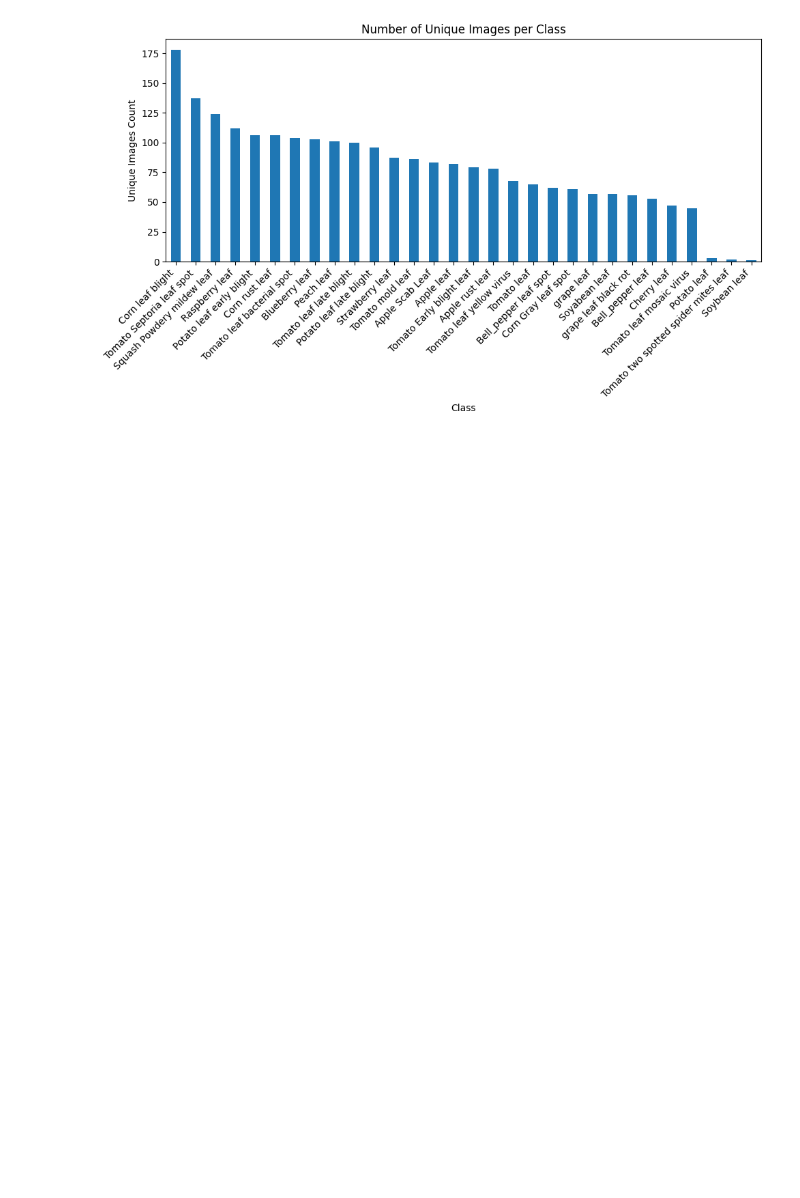
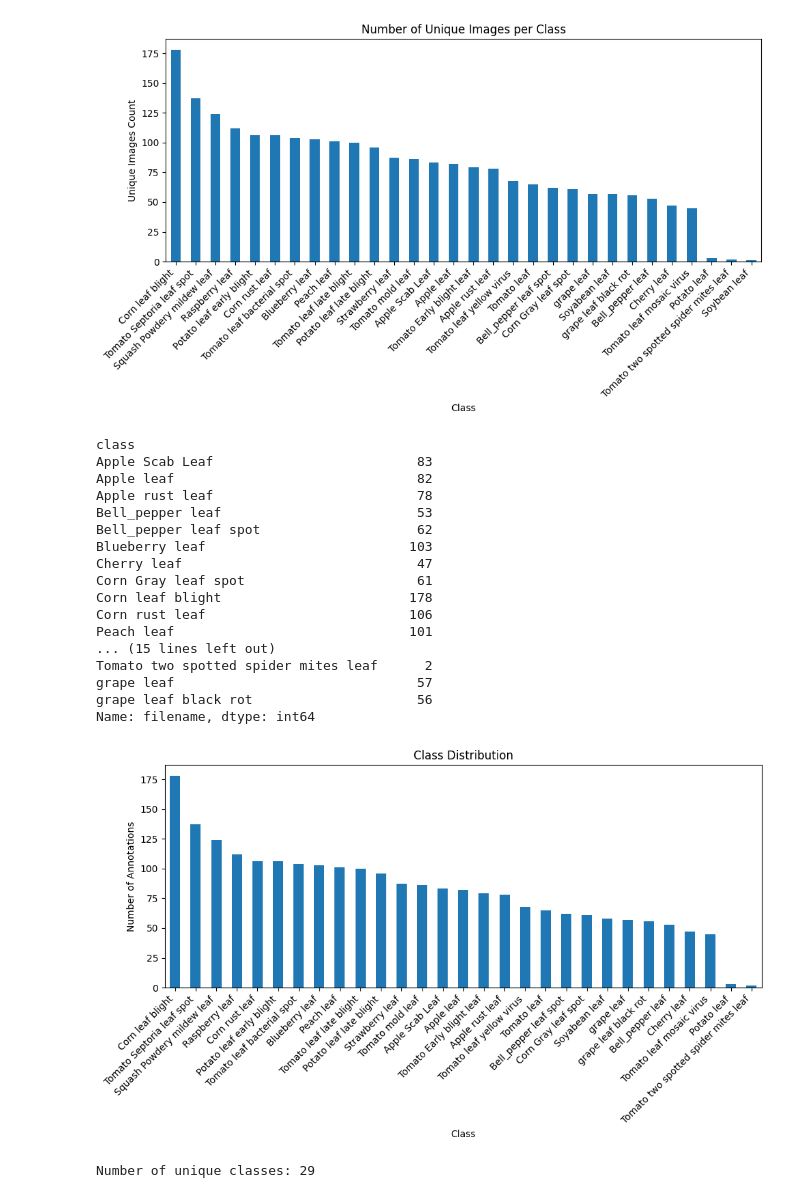
Before and after one commit to MohammadAghaei1/Plantdoc-image-processing, a Jupyter notebook: Plantdoc.ipynb, the cells around one changed output. Cells and saved outputs as stored; diff of their text form; code cells hidden in the pictures; blank space fills up the shorter version.

Commit message:
Solving classes problem

```diff
--- a/Plantdoc.ipynb
+++ b/Plantdoc.ipynb
@@ -253,3 +225,44 @@ grape leaf                               57
 grape leaf black rot                     56
 Name: filename, dtype: int64
 [figure]
+# %%
+# Count number of samples per class
+annotation['class'] = annotation['class'].replace('Soybean leaf', 'Soyabean leaf')
+class_counts = annotation.groupby("class")["filename"].nunique()
+
+# Display counts
+print(class_counts)
+
+# Plot distribution
+plt.figure(figsize=(10, 6))
+class_counts.sort_values(ascending=False).plot(kind='bar')
+plt.title("Class Distribution")
+plt.xlabel("Class")
+plt.ylabel("Number of Annotations")
+plt.xticks(rotation=45, ha='right')
+plt.tight_layout()
+plt.show()
+# %% [output]
+class
+Apple Scab Leaf                          83
+Apple leaf                               82
+Apple rust leaf                          78
+Bell_pepper leaf                         53
+Bell_pepper leaf spot                    62
+Blueberry leaf                          103
+Cherry leaf                              47
+Corn Gray leaf spot                      61
+Corn leaf blight                        178
+Corn rust leaf                          106
+Peach leaf                              101
+... (15 lines left out)
+Tomato two spotted spider mites leaf      2
+grape leaf                               57
+grape leaf black rot                     56
+Name: filename, dtype: int64
+[figure, added]
+# %%
+num_classes = annotation['class'].nunique()
+print(f"Number of unique classes: {num_classes}")
+# %% [output]
+Number of unique classes: 29
```
Also changed, not shown: parts of 6 cells of this notebook.
